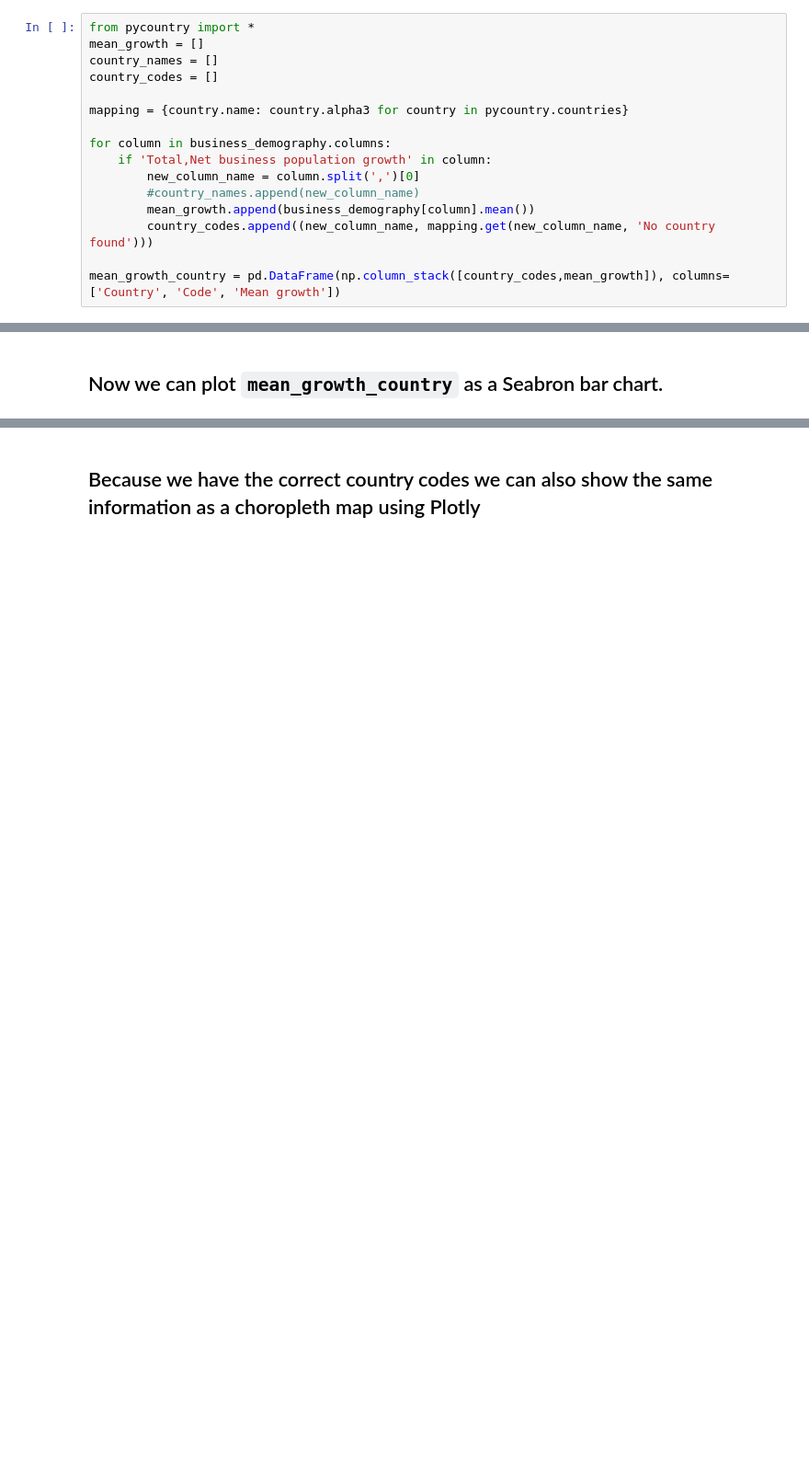
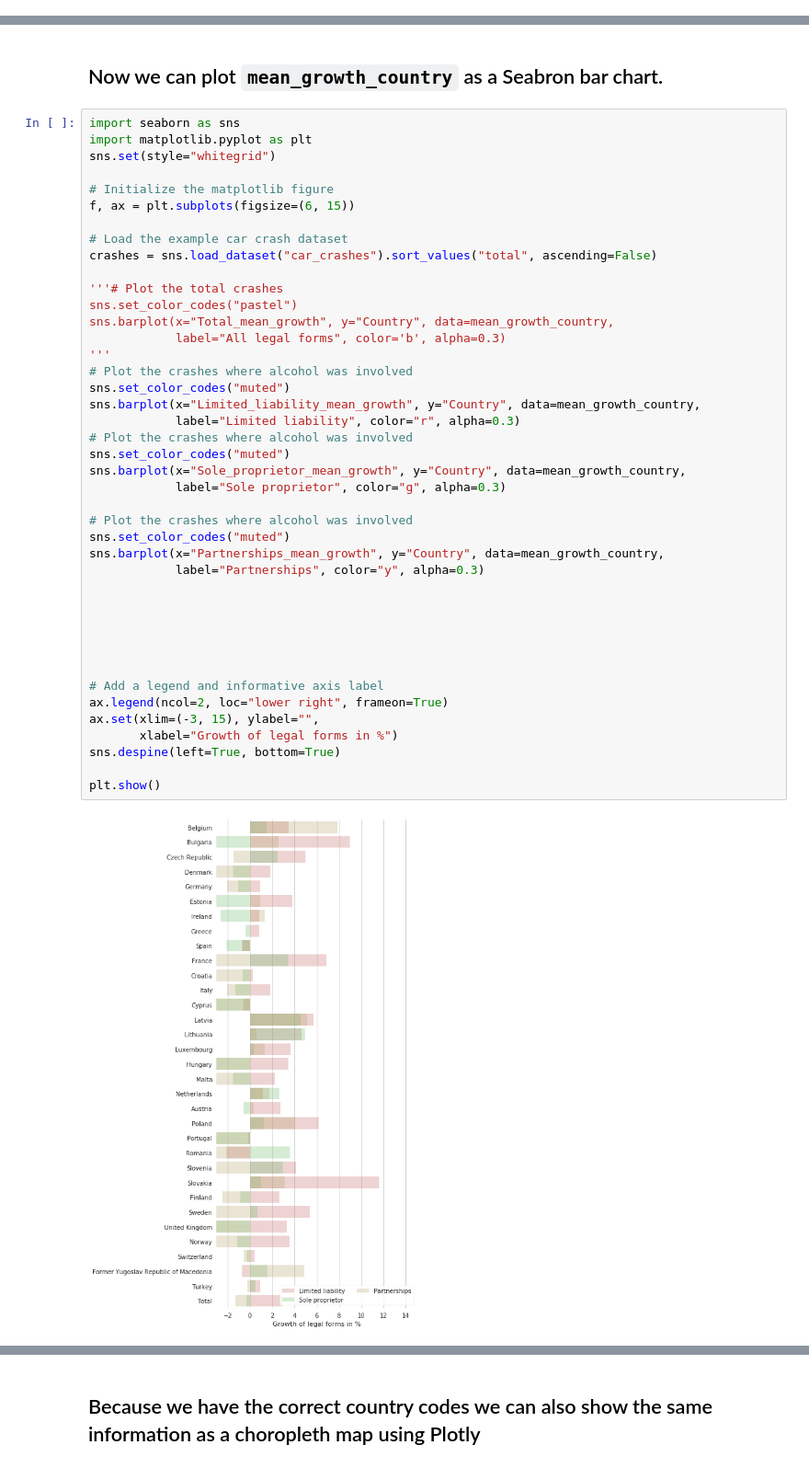
Before and after one commit to chasenberg/data_science, a Jupyter notebook: notebooks/explorer.ipynb, the cells around one changed output, grey strips where cells are left out. Shown at 92% size. Drawn from its saved outputs; the diff is of its cells as text; blank space fills up the shorter version.

Commit message:
barplot works

```diff
--- a/notebooks/explorer.ipynb
+++ b/notebooks/explorer.ipynb
@@ -155,19 +162,3 @@ In the first step we will create a new dataframe where we
 * we choose the columns containing 'Total,Net business population growth'
 * map the country name to its corresponding country code
 * Calculate the mean of the total growth during the period of measurement 2009 - 2015
-# %%
-from pycountry import *
-mean_growth = []
-country_names = []
-country_codes = []
-
-mapping = {country.name: country.alpha3 for country in pycountry.countries}
-
-for column in business_demography.columns:
-    if 'Total,Net business population growth' in column:
-        new_column_name = column.split(',')[0]
-        #country_names.append(new_column_name)
-        mean_growth.append(business_demography[column].mean())
-        country_codes.append((new_column_name, mapping.get(new_column_name, 'No country found')))
-
-mean_growth_country = pd.DataFrame(np.column_stack([country_codes,mean_growth]), columns=['Country', 'Code', 'Mean growth'])
@@ -194,5 +223,49 @@ mean_growth_country
 # %% [markdown]
 ## Now we can plot `mean_growth_country` as a Seabron bar chart.
+# %%
+import seaborn as sns
+import matplotlib.pyplot as plt
+sns.set(style="whitegrid")
+
+# Initialize the matplotlib figure
+f, ax = plt.subplots(figsize=(6, 15))
+
+# Load the example car crash dataset
+crashes = sns.load_dataset("car_crashes").sort_values("total", ascending=False)
+
+'''# Plot the total crashes
+sns.set_color_codes("pastel")
+sns.barplot(x="Total_mean_growth", y="Country", data=mean_growth_country,
+            label="All legal forms", color='b', alpha=0.3)
+'''
+# Plot the crashes where alcohol was involved
+sns.set_color_codes("muted")
+sns.barplot(x="Limited_liability_mean_growth", y="Country", data=mean_growth_country,
+            label="Limited liability", color="r", alpha=0.3)
+# Plot the crashes where alcohol was involved
+sns.set_color_codes("muted")
+sns.barplot(x="Sole_proprietor_mean_growth", y="Country", data=mean_growth_country,
+            label="Sole proprietor", color="g", alpha=0.3)
+
+# Plot the crashes where alcohol was involved
+sns.set_color_codes("muted")
+sns.barplot(x="Partnerships_mean_growth", y="Country", data=mean_growth_country,
+            label="Partnerships", color="y", alpha=0.3)
+
+
+
+
+
+
+# Add a legend and informative axis label
+ax.legend(ncol=2, loc="lower right", frameon=True)
+ax.set(xlim=(-3, 15), ylabel="",
+       xlabel="Growth of legal forms in %")
+sns.despine(left=True, bottom=True)
+
+plt.show()
+# %% [output]
+[figure, added]
 # %%
 import seaborn as sns
 import matplotlib.pyplot as plt
```
Also changed, not shown: parts of 8 cells of this notebook.
